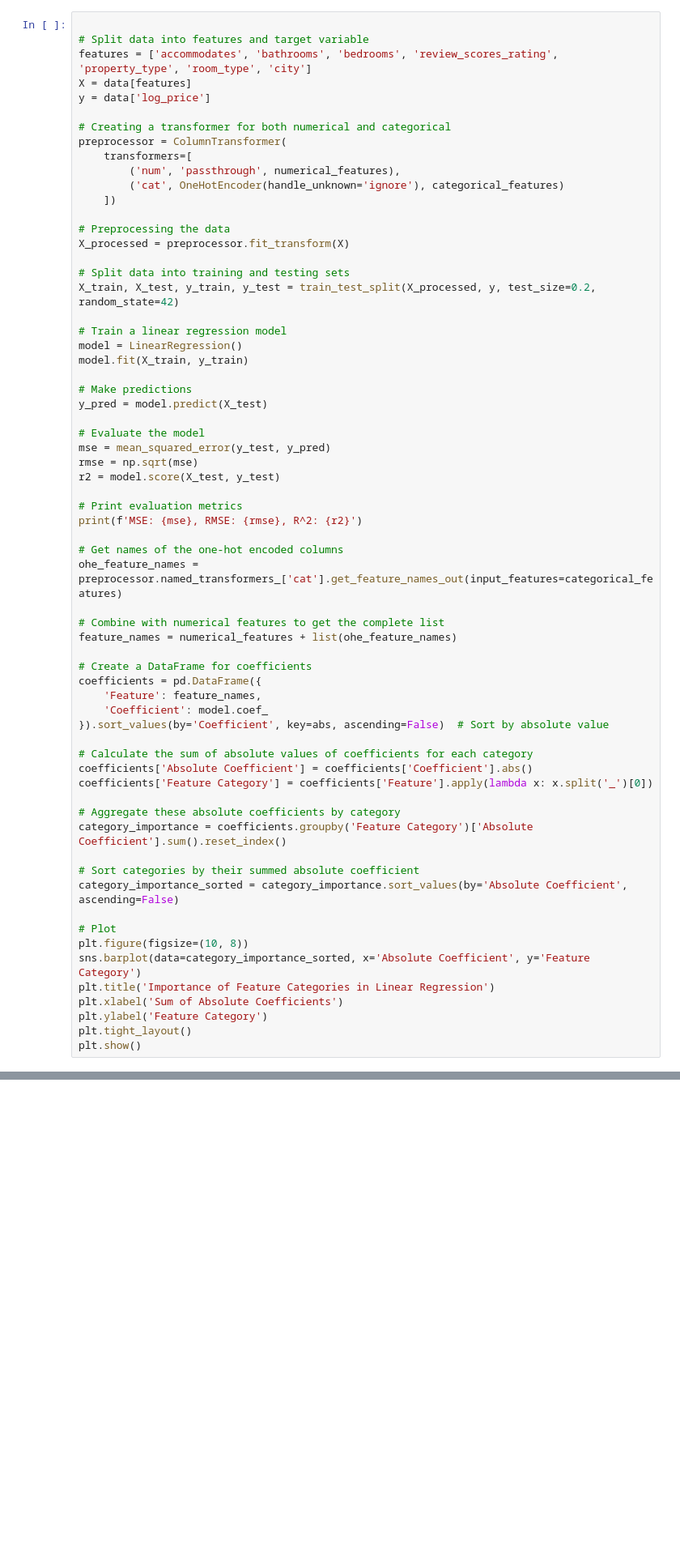
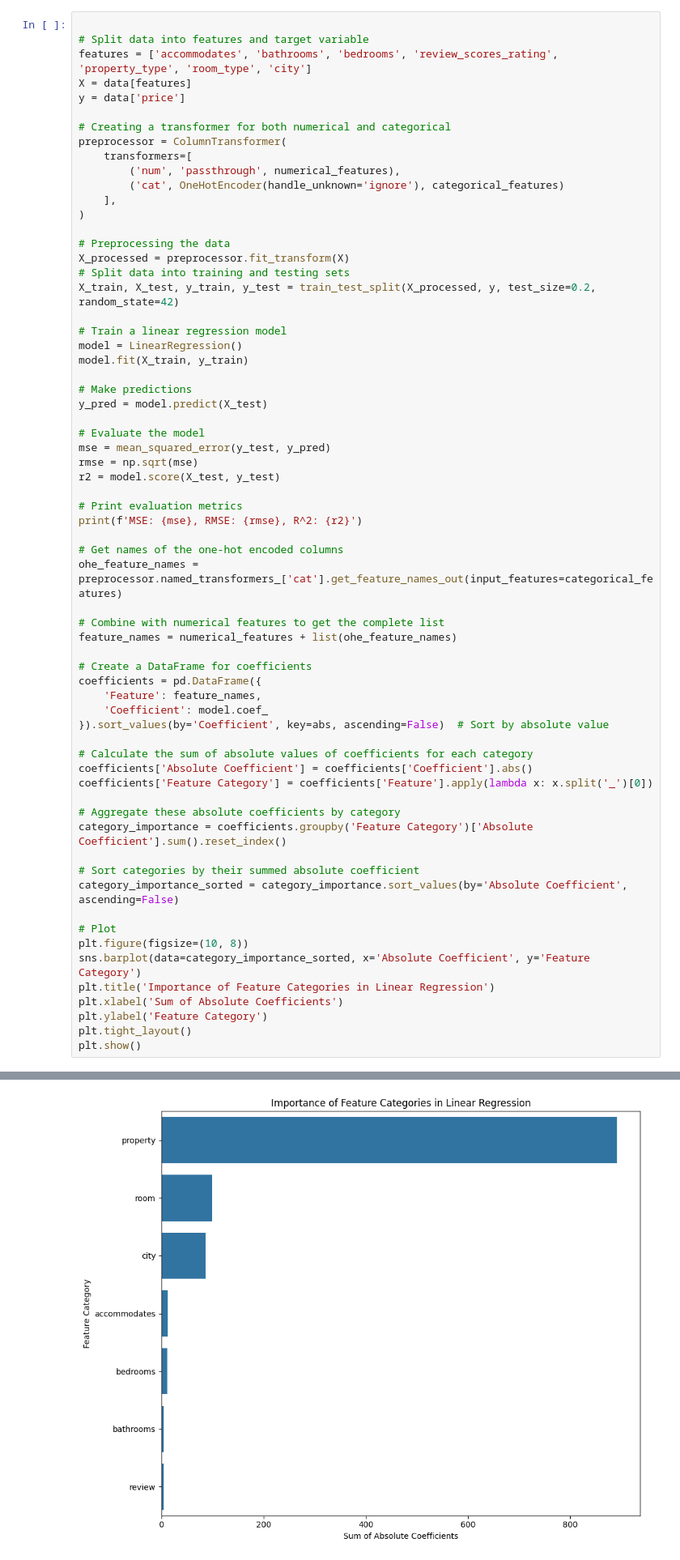
Before and after one commit to Marc94440/TD4_Explainability_AI, a Jupyter notebook: Untitled-1.ipynb, the cells around one changed output, grey strips where cells are left out. Shown at 81% size. Saved outputs shown, nothing was run; the diff lists cells and outputs as text; blank space fills up the shorter version.

```diff
--- a/Untitled-1.ipynb
+++ b/Untitled-1.ipynb
@@ -178,18 +181,18 @@ Let’s do a linear regression.
 # Split data into features and target variable
 features = ['accommodates', 'bathrooms', 'bedrooms', 'review_scores_rating', 'property_type', 'room_type', 'city']
 X = data[features]
-y = data['log_price']
+y = data['price']
 
 # Creating a transformer for both numerical and categorical
 preprocessor = ColumnTransformer(
     transformers=[
         ('num', 'passthrough', numerical_features),
         ('cat', OneHotEncoder(handle_unknown='ignore'), categorical_features)
-    ])
+    ],
+)
 
 # Preprocessing the data
 X_processed = preprocessor.fit_transform(X)
-
 # Split data into training and testing sets
 X_train, X_test, y_train, y_test = train_test_split(X_processed, y, test_size=0.2, random_state=42)
 
@@ -243,3 +246,4 @@ ValueError: A given column is not a column of the dataframe
+[figure, added]
 # %% [markdown]
 Question 5.
 Let’s build a more complex model
```
Also changed, not shown: parts of 7 cells of this notebook, 1 other file.
